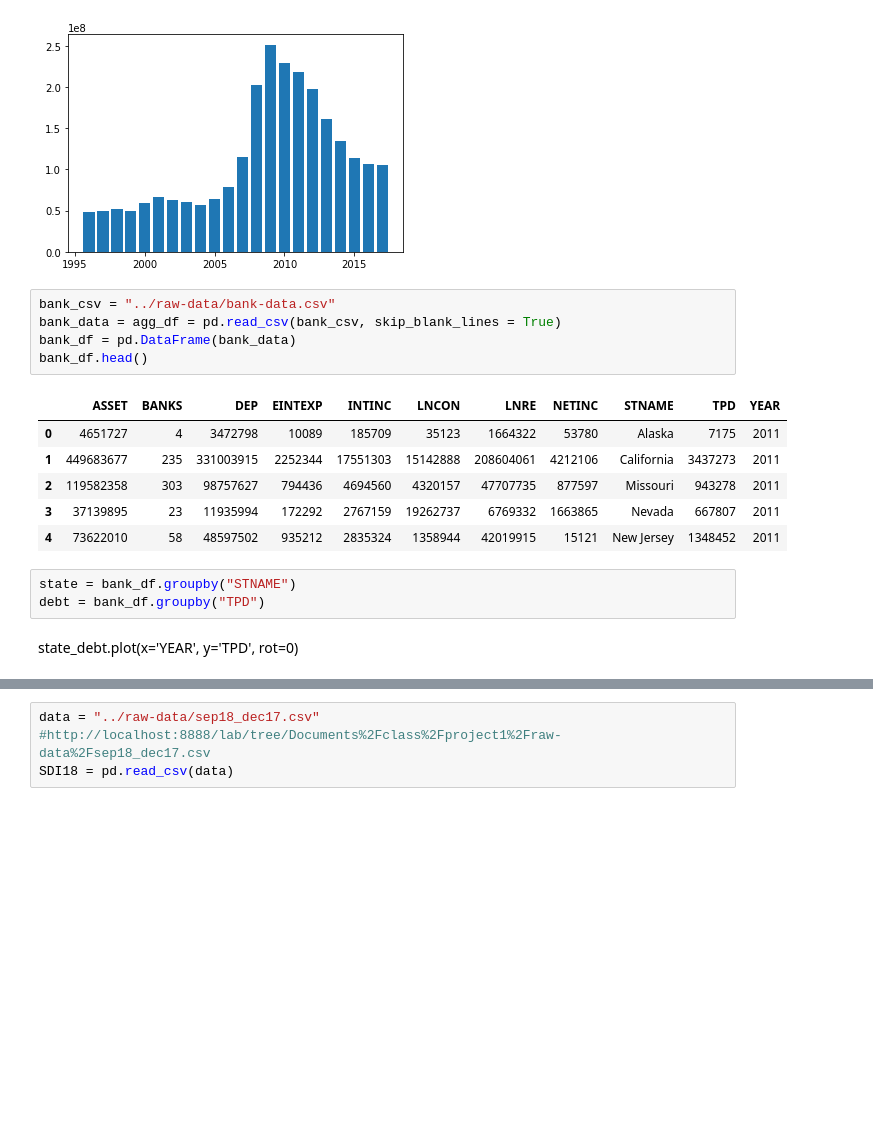
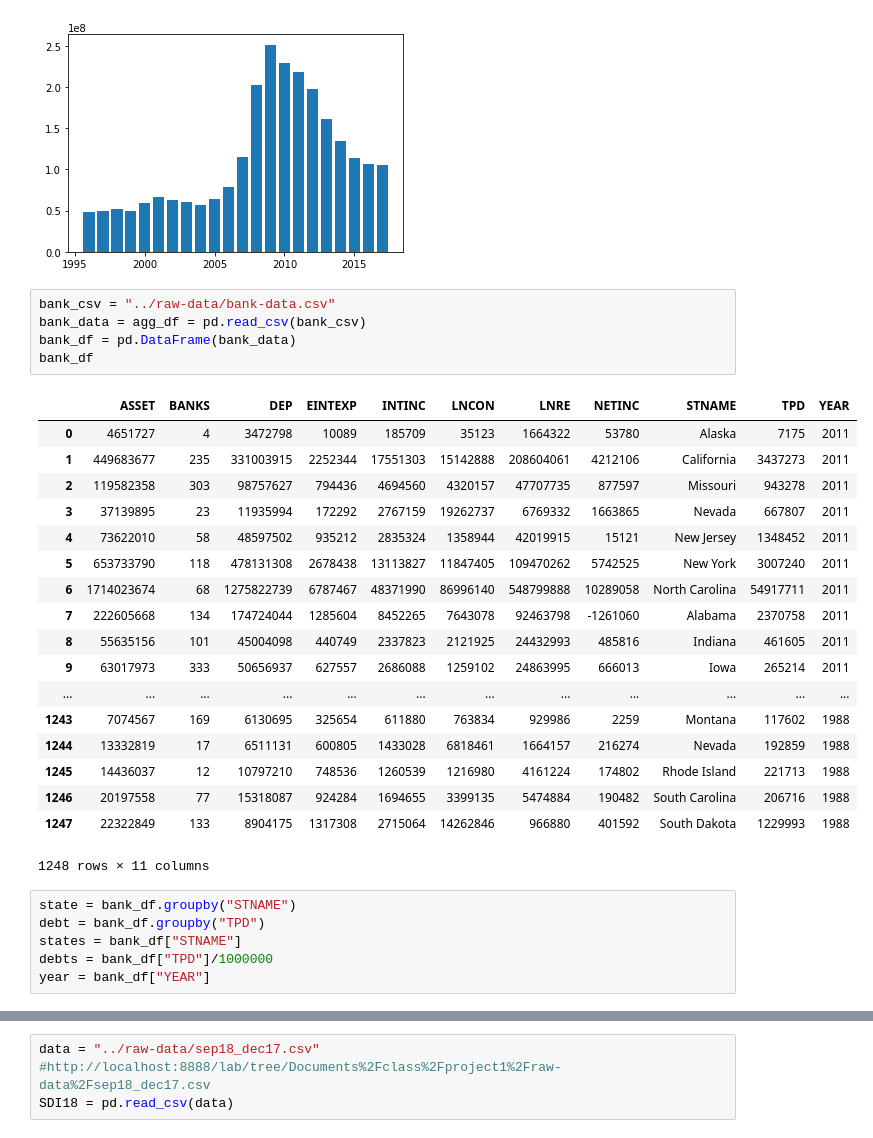
Before and after one commit to brownal05/project1, a Jupyter notebook: notebooks/alex.ipynb, the cells around one changed output, grey strips where cells are left out. Saved outputs shown, nothing was run; the diff lists cells and outputs as text; blank space fills up the shorter version.

```diff
--- a/notebooks/alex.ipynb
+++ b/notebooks/alex.ipynb
@@ -52,18 +52,31 @@ plt.bar(year, bank_tpd, width=0.8)
 [figure]
 # %%
 bank_csv = "../raw-data/bank-data.csv"
-bank_data = agg_df = pd.read_csv(bank_csv, skip_blank_lines = True)
+bank_data = agg_df = pd.read_csv(bank_csv)
 bank_df = pd.DataFrame(bank_data)
-bank_df.head()
+bank_df
 # %% [output]
 |  | ASSET | BANKS | DEP | EINTEXP | INTINC | LNCON | LNRE | NETINC | STNAME | TPD | YEAR |
 | 0 | 4651727 | 4 | 3472798 | 10089 | 185709 | 35123 | 1664322 | 53780 | Alaska | 7175 | 2011 |
 | 1 | 449683677 | 235 | 331003915 | 2252344 | 17551303 | 15142888 | 208604061 | 4212106 | California | 3437273 | 2011 |
 | 2 | 119582358 | 303 | 98757627 | 794436 | 4694560 | 4320157 | 47707735 | 877597 | Missouri | 943278 | 2011 |
 | 3 | 37139895 | 23 | 11935994 | 172292 | 2767159 | 19262737 | 6769332 | 1663865 | Nevada | 667807 | 2011 |
 | 4 | 73622010 | 58 | 48597502 | 935212 | 2835324 | 1358944 | 42019915 | 15121 | New Jersey | 1348452 | 2011 |
+| 5 | 653733790 | 118 | 478131308 | 2678438 | 13113827 | 11847405 | 109470262 | 5742525 | New York | 3007240 | 2011 |
+| 6 | 1714023674 | 68 | 1275822739 | 6787467 | 48371990 | 86996140 | 548799888 | 10289058 | North Carolina | 54917711 | 2011 |
+| 7 | 222605668 | 134 | 174724044 | 1285604 | 8452265 | 7643078 | 92463798 | -1261060 | Alabama | 2370758 | 2011 |
+| 8 | 55635156 | 101 | 45004098 | 440749 | 2337823 | 2121925 | 24432993 | 485816 | Indiana | 461605 | 2011 |
+| 9 | 63017973 | 333 | 50656937 | 627557 | 2686088 | 1259102 | 24863995 | 666013 | Iowa | 265214 | 2011 |
+| ... | ... | ... | ... | ... | ... | ... | ... | ... | ... | ... | ... |
+| 1243 | 7074567 | 169 | 6130695 | 325654 | 611880 | 763834 | 929986 | 2259 | Montana | 117602 | 1988 |
+| 1244 | 13332819 | 17 | 6511131 | 600805 | 1433028 | 6818461 | 1664157 | 216274 | Nevada | 192859 | 1988 |
+| 1245 | 14436037 | 12 | 10797210 | 748536 | 1260539 | 1216980 | 4161224 | 174802 | Rhode Island | 221713 | 1988 |
+| 1246 | 20197558 | 77 | 15318087 | 924284 | 1694655 | 3399135 | 5474884 | 190482 | South Carolina | 206716 | 1988 |
+| 1247 | 22322849 | 133 | 8904175 | 1317308 | 2715064 | 14262846 | 966880 | 401592 | South Dakota | 1229993 | 1988 |
+1248 rows × 11 columns
 # %%
 state = bank_df.groupby("STNAME")
 debt = bank_df.groupby("TPD")
+states = bank_df["STNAME"]
+debts = bank_df["TPD"]/1000000
+year = bank_df["YEAR"]
-# %% [markdown]
-state_debt.plot(x='YEAR', y='TPD', rot=0)
```
Also changed, not shown: parts of 4 cells of this notebook.
